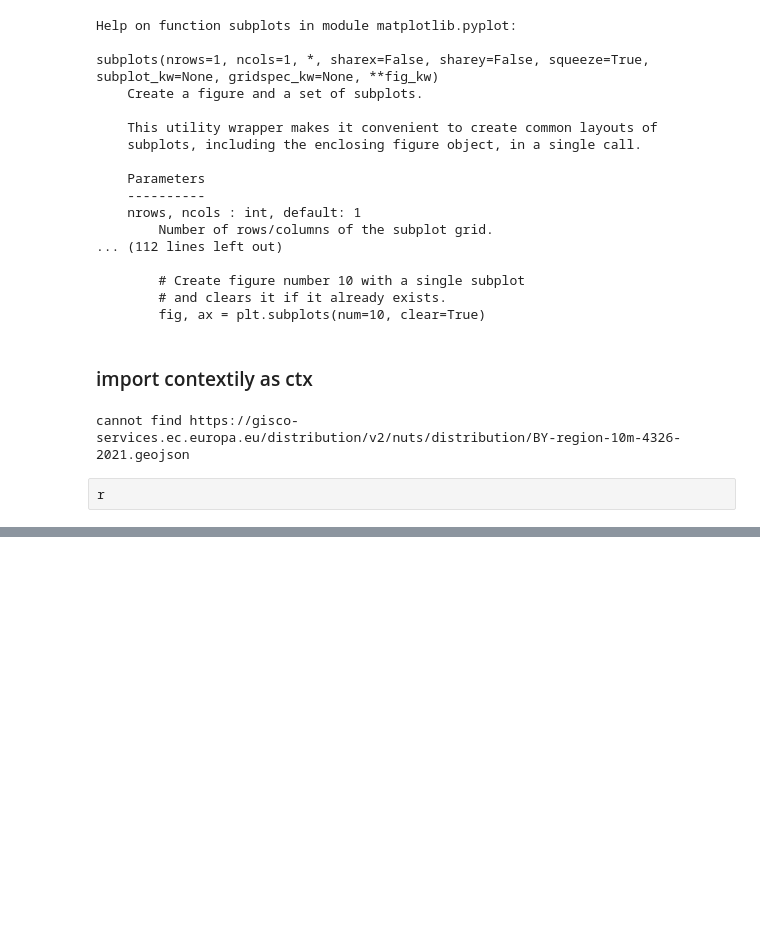
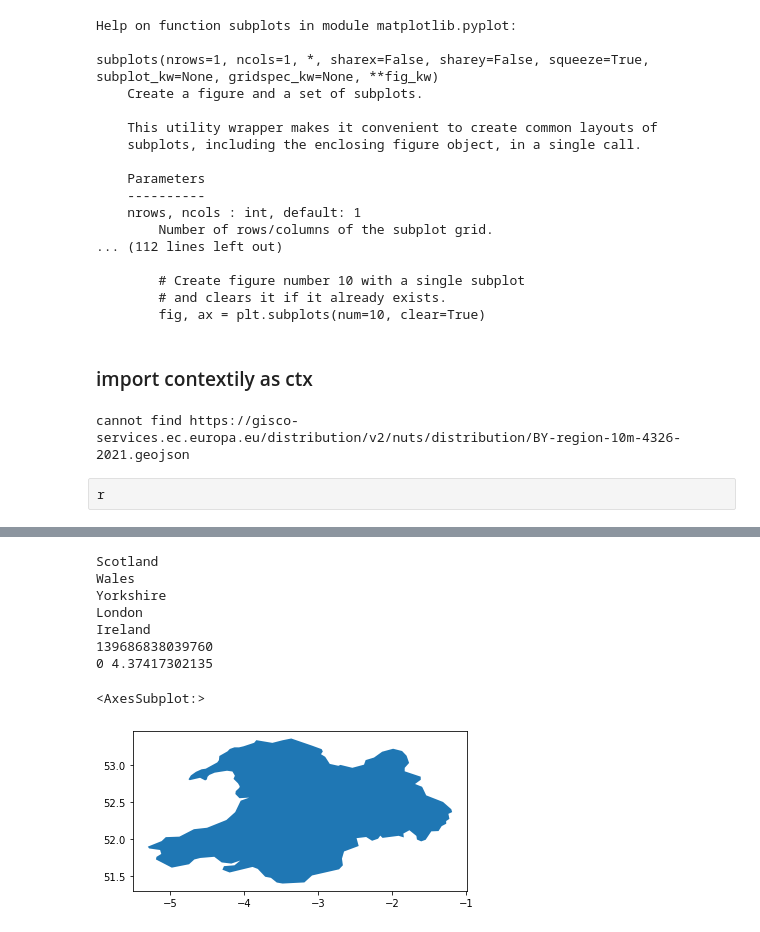
Before and after one commit to ioggstream/europe-historical-geojson, a Jupyter notebook: risk-map.ipynb, the cells around one changed output, grey strips where cells are left out. Saved outputs shown, nothing was run; the diff lists cells and outputs as text; code cells hidden in the pictures; blank space fills up the shorter version.

```diff
--- a/risk-map.ipynb
+++ b/risk-map.ipynb
@@ -222,0 +279,16 @@ R1.plot()
+# %%
+for x in ret.name: print(x)
+x='Wales'
+c=ret[ret.name == x]
+filtra(c, 1)
+c.plot()
+# %% [output]
+Scotland
+Wales
+Yorkshire
+London
+Ireland
+139686838039760
+0 4.37417302135
+<AxesSubplot:>
+[figure, added]
```
Also changed, not shown: parts of 20 cells of this notebook, 2 other files.
